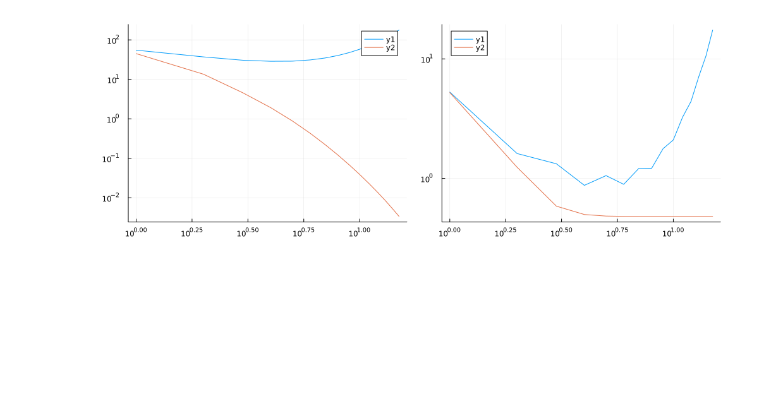
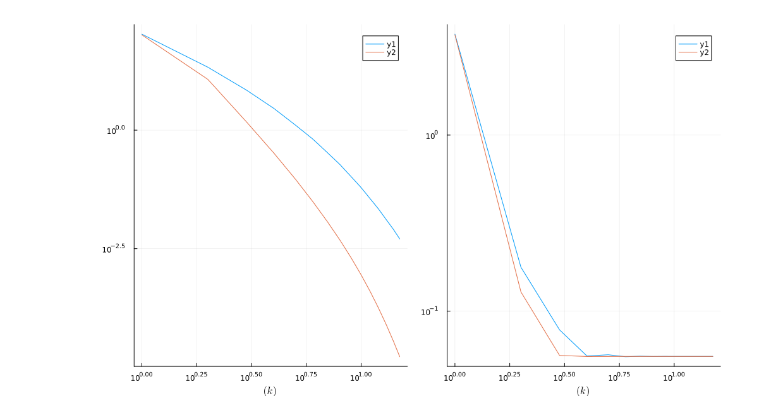
Before and after one commit to smichelena/QuadraticTeamDecisionSolver.jl, a Jupyter notebook: solverTesting.ipynb, the cells around one changed output. Drawn from its saved outputs; the diff is of its cells as text; code cells hidden in the pictures; blank space fills up the shorter version.

```diff
--- a/solverTesting.ipynb
+++ b/solverTesting.ipynb
@@ -7,8 +8,8 @@ t = teamMMSEproblem(0.6309573444801932, [0.0, 0.0, 0.0], [1.0, 1.0, 1.0], [0.0,
 # %%
-m = 3000;
+m = 15000;
 iterations = 15;
 # %%
-Y, R, r, c = generateTeamMMSEsamples(p, t, m);
+Y, R, r = generateTeamMMSEsamples(p, t, m);
 # %%
 w_jacobi = [[rand(ComplexF64, m)] for _ in 1:p.N];
 w_alternating = [[rand(ComplexF64, m)] for _ in 1:p.N];
@@ -23,8 +24,10 @@ empiricalAlternatingSolver!(p, w_alternating, Y, R, r, conditionalMean, iteratio
 conv_jacobi = [norm.(diff(w_jacobi[i])) for i in 1:p.N];
 conv_alternating = [norm.(diff(w_alternating[i])) for i in 1:p.N];
 # %%
-testW_jacobi, testR, testr = reformatData(p.N, m, iterations, w_jacobi, R, r);
-testW_alternating, _, _ = reformatData(p.N, m, iterations, w_alternating, R, r);
+testR = reformatR(p.N, m, R);
+testr = reformatr(p.N, m, r);
+testW_jacobi = reformatW(p.N, m, iterations, w_jacobi);
+testW_alternating = reformatW(p.N, m, iterations, w_alternating);
 # %%
-perf_jacobi = [urisk(testW_jacobi[k], testR, testr, [c for _ in 1:m]) for k in 1:iterations];
-perf_alternating = [urisk(testW_alternating[k], testR, testr, [c for _ in 1:m]) for k in 1:iterations];
+perf_jacobi = [urisk(testW_jacobi[k], testR, testr) for k in 1:iterations];
+perf_alternating = [urisk(testW_alternating[k], testR, testr) for k in 1:iterations];
@@ -31,6 +36,6 @@ perf_alternating = [urisk(testW_alternating[k], testR, testr, [c for _ in 1:m])
 # %%
-perf = plot([perf_jacobi, perf_alternating], yscale = :log10, xscale = :log10);
-conv = plot([sum(conv_jacobi) / length(conv_jacobi), sum(conv_alternating) / length(conv_alternating)], yscale = :log10, xscale = :log10);
-plot(conv, perf, layout = (1, 2), size = (1000, 350))
+perf = plot([perf_jacobi, perf_alternating], yscale = :log10, xscale = :log10, xlabel = L"(k)");
+conv = plot([sum(conv_jacobi) / length(conv_jacobi), sum(conv_alternating) / length(conv_alternating)], yscale = :log10, xscale = :log10, xlabel = L"(k)");
+plot(conv, perf, layout = (1, 2), size = (1000, 300))
 # %% [output]
-[figure, old version]
+[figure, new version]
```
Also changed, not shown: parts of 5 cells of this notebook, 3 other files.
